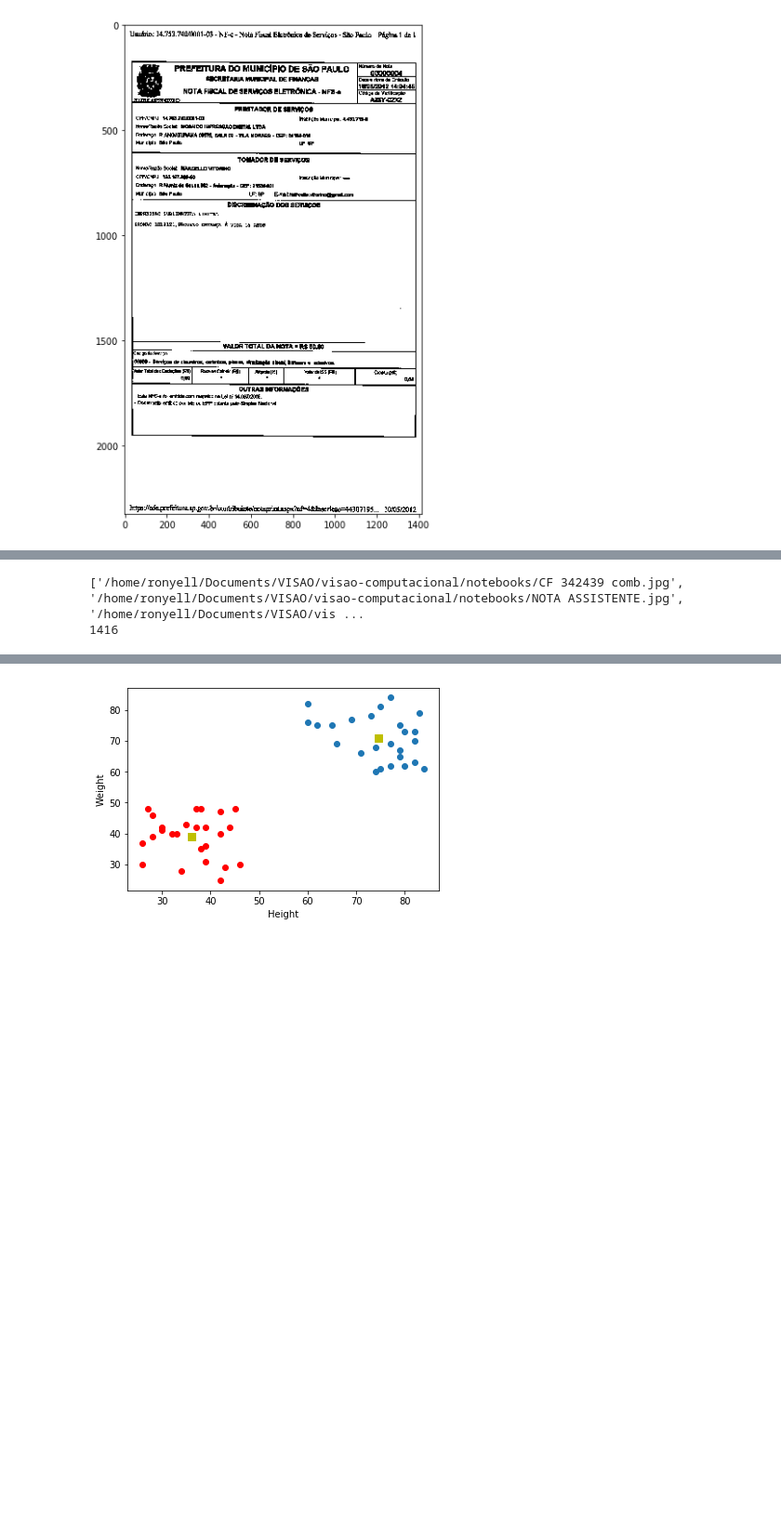
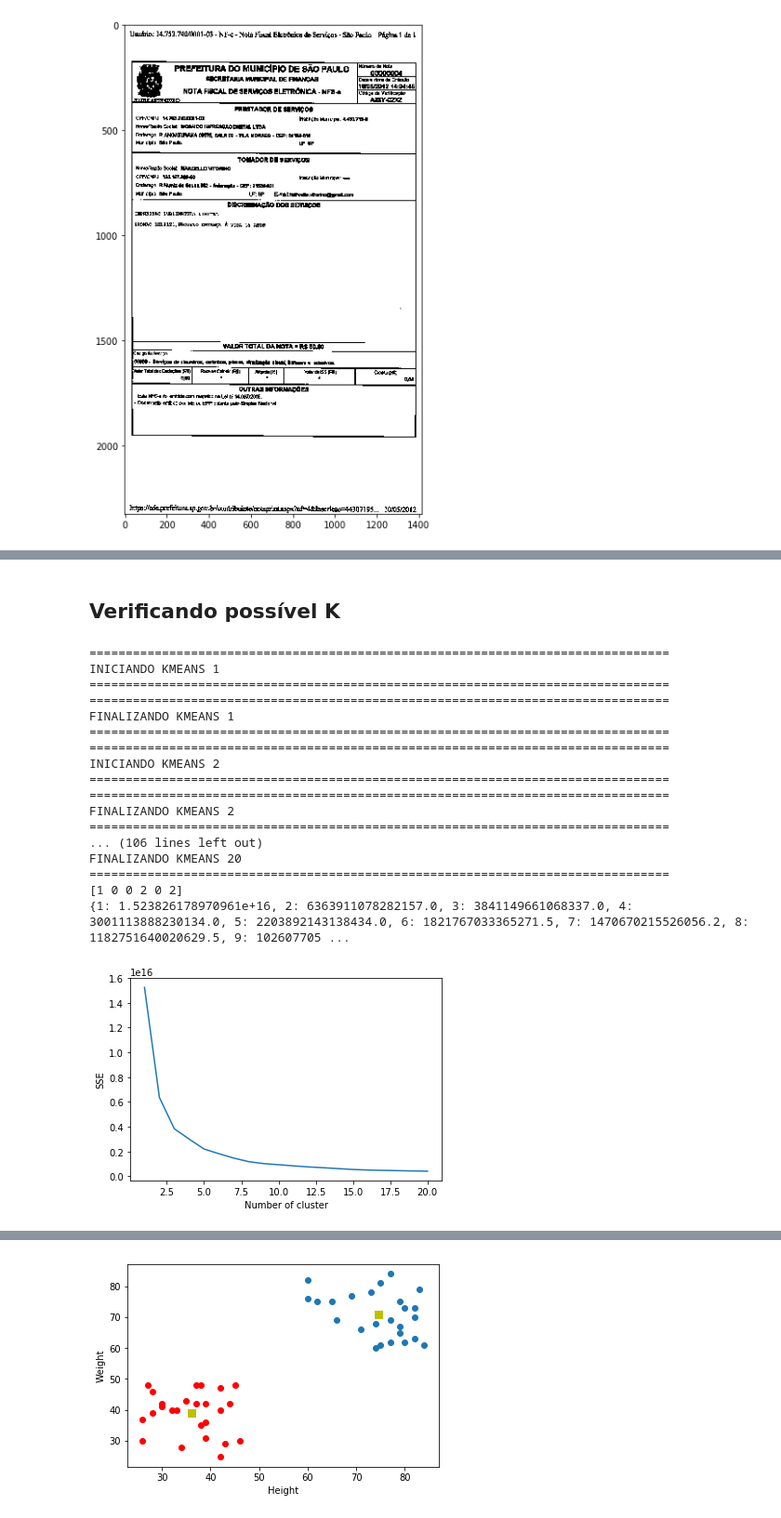
Before and after one commit to arthurTemporim/visao-computacional, a Jupyter notebook: notebooks/Binarizar.ipynb, the cells around one changed output, grey strips where cells are left out. Shown at 93% size. Cells and saved outputs as stored; diff of their text form; code cells hidden in the pictures; blank space fills up the shorter version.

```diff
--- a/notebooks/Binarizar.ipynb
+++ b/notebooks/Binarizar.ipynb
@@ -255,25 +251,42 @@ print(sse)
-# %%
-
-from pdf2image import convert_from_path
-import os
-
-files_path = [os.path.abspath(x) for x in os.listdir('../pdfs') if x.endswith('.jpg')]
-
-print(files_path)
-print(len(files_path))
-
-def histograma(img):
-    W = np.zeros(256)
-    qtdeLinhas, qtdeColunas = img.shape
-
-    for i in range(qtdeLinhas):
-        for j in range(qtdeColunas):
-            W[img[i,j]] = W[img[i,j]] + 1
-
-    for i in range(256):
-        W[i] = W[i]/(qtdeLinhas*qtdeColunas)
-
-    return W
-# %% [output]
-['/home/ronyell/Documents/VISAO/visao-computacional/notebooks/CF 342439 comb.jpg', '/home/ronyell/Documents/VISAO/visao-computacional/notebooks/NOTA ASSISTENTE.jpg', '/home/ronyell/Documents/VISAO/vis ...
-1416
+# %% [markdown]
+## Verificando possível K
+# %%
+sse = {}
+
+for k in range(1, 21):
+    print('=' * 80)
+    print('INICIANDO KMEANS {}'.format(k))
+    print('=' * 80)
+    kmeans = KMeans(n_clusters=k, max_iter=1000).fit(hists)
+    #print(data["clusters"])
+    sse[k] = kmeans.inertia_
+    print('=' * 80)
+    print('FINALIZANDO KMEANS {}'.format(k))
+    print('=' * 80)
+
+
+print(kmeans_model.labels_)
+print(sse)
+plt.plot(list(sse.keys()), list(sse.values()))
+plt.xlabel("Number of cluster")
+plt.ylabel("SSE")
+plt.show()
+# %% [output]
+================================================================================
+INICIANDO KMEANS 1
+================================================================================
+================================================================================
+FINALIZANDO KMEANS 1
+================================================================================
+================================================================================
+INICIANDO KMEANS 2
+================================================================================
+================================================================================
+FINALIZANDO KMEANS 2
+================================================================================
+... (106 lines left out)
+FINALIZANDO KMEANS 20
+================================================================================
+[1 0 0 2 0 2]
+{1: 1.523826178970961e+16, 2: 6363911078282157.0, 3: 3841149661068337.0, 4: 3001113888230134.0, 5: 2203892143138434.0, 6: 1821767033365271.5, 7: 1470670215526056.2, 8: 1182751640020629.5, 9: 102607705 ...
+[figure, added]
```
Also changed, not shown: parts of 3 cells of this notebook.
